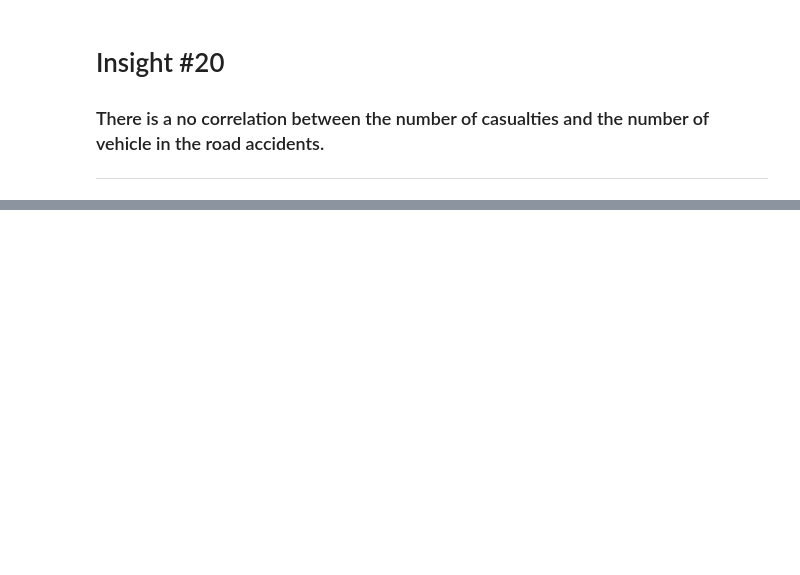
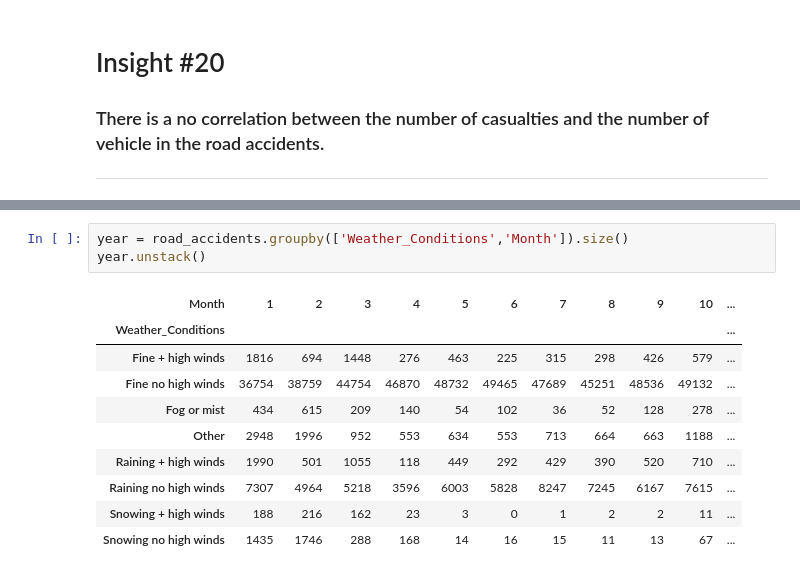
Before and after one commit to oliverliwanag/ELEC3A, a Jupyter notebook: ELEC03-3A/Activity2.ipynb, the cells around one changed output, grey strips where cells are left out. Cells and saved outputs as stored; diff of their text form; blank space fills up the shorter version.

```diff
--- a/ELEC03-3A/Activity2.ipynb
+++ b/ELEC03-3A/Activity2.ipynb
@@ -480,0 +548,14 @@ casualty_vehicle_corr
+# %%
+year = road_accidents.groupby(['Weather_Conditions','Month']).size()
+year.unstack()
+# %% [output]
+| Month | 1 | 2 | 3 | 4 | 5 | 6 | 7 | 8 | 9 | 10 | ... |
+| Weather_Conditions |  |  |  |  |  |  |  |  |  |  | ... |
+| Fine + high winds | 1816 | 694 | 1448 | 276 | 463 | 225 | 315 | 298 | 426 | 579 | ... |
+| Fine no high winds | 36754 | 38759 | 44754 | 46870 | 48732 | 49465 | 47689 | 45251 | 48536 | 49132 | ... |
+| Fog or mist | 434 | 615 | 209 | 140 | 54 | 102 | 36 | 52 | 128 | 278 | ... |
+| Other | 2948 | 1996 | 952 | 553 | 634 | 553 | 713 | 664 | 663 | 1188 | ... |
+| Raining + high winds | 1990 | 501 | 1055 | 118 | 449 | 292 | 429 | 390 | 520 | 710 | ... |
+| Raining no high winds | 7307 | 4964 | 5218 | 3596 | 6003 | 5828 | 8247 | 7245 | 6167 | 7615 | ... |
+| Snowing + high winds | 188 | 216 | 162 | 23 | 3 | 0 | 1 | 2 | 2 | 11 | ... |
+| Snowing no high winds | 1435 | 1746 | 288 | 168 | 14 | 16 | 15 | 11 | 13 | 67 | ... |
```
Also changed, not shown: parts of 14 cells of this notebook.
